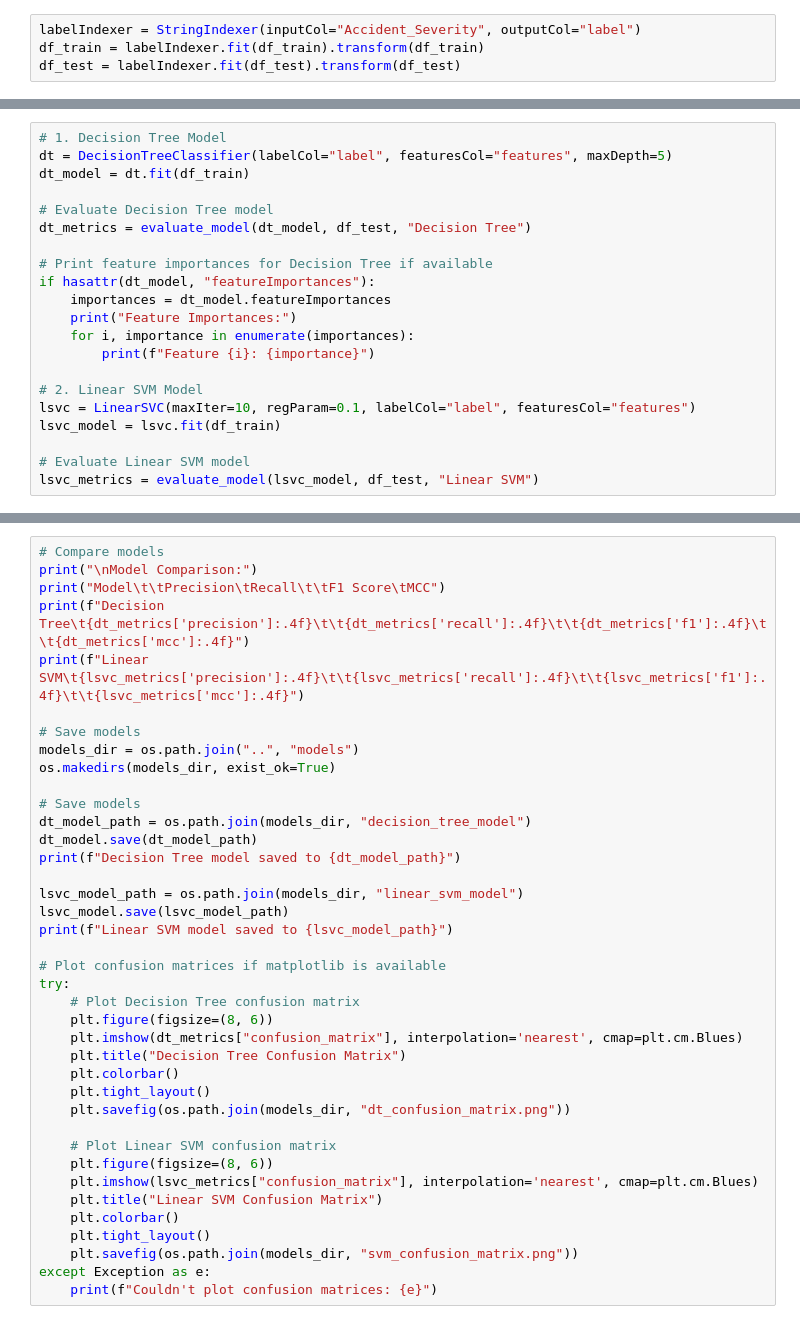
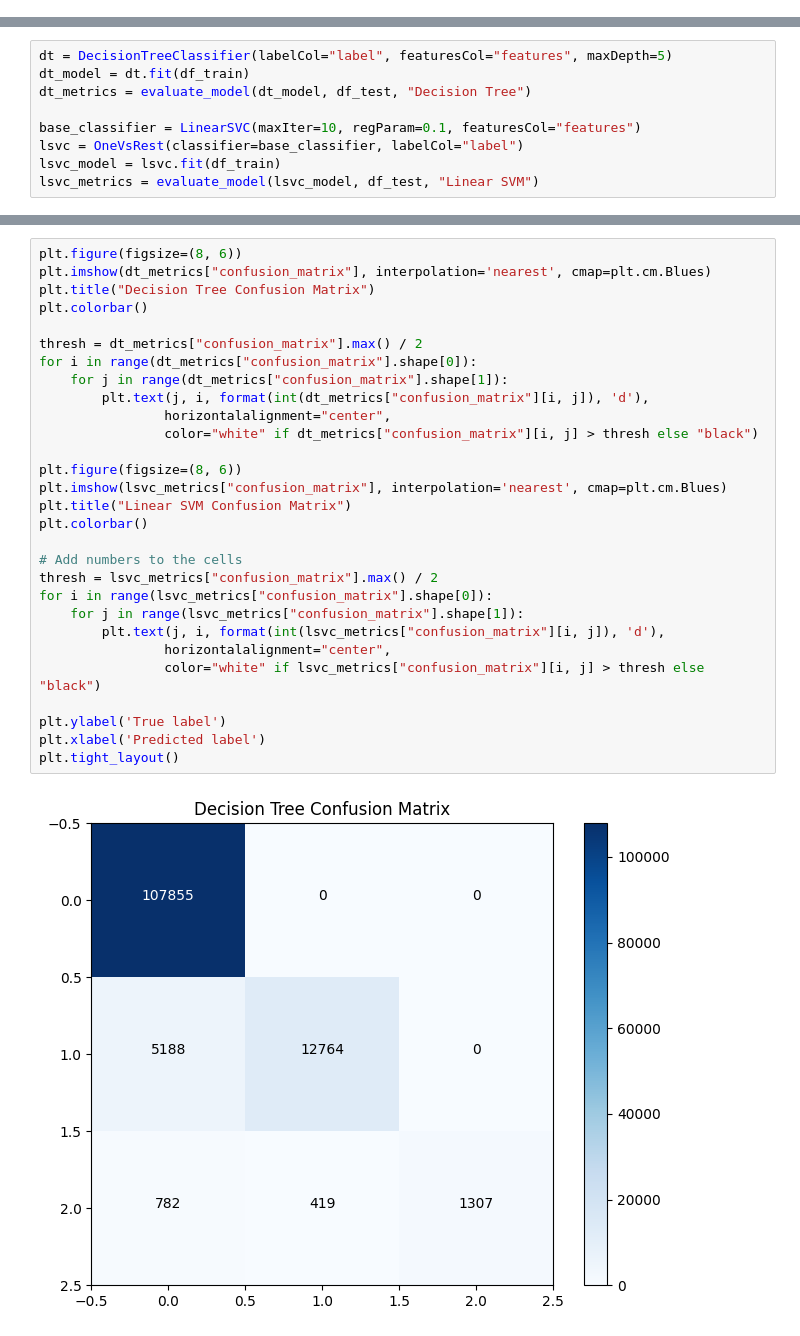
Before and after one commit to M4jkky/Big-Data-Processing, a Jupyter notebook: modelling/modelling_1.ipynb, the cells around one changed output, grey strips where cells are left out. Saved outputs shown, nothing was run; the diff lists cells and outputs as text.

Commit message:
modelovanie 1 hotove

```diff
--- a/modelling/modelling_1.ipynb
+++ b/modelling/modelling_1.ipynb
@@ -26,4 +32,0 @@ AnalysisException: [PATH_NOT_FOUND] Path does not exist: file:/Users/m4/Desktop/
-# %%
-labelIndexer = StringIndexer(inputCol="Accident_Severity", outputCol="label")
-df_train = labelIndexer.fit(df_train).transform(df_train)
-df_test = labelIndexer.fit(df_test).transform(df_test)
@@ -110,21 +112,9 @@ def evaluate_model(model, data, model_name):
 # %%
-# 1. Decision Tree Model
 dt = DecisionTreeClassifier(labelCol="label", featuresCol="features", maxDepth=5)
 dt_model = dt.fit(df_train)
-
-# Evaluate Decision Tree model
 dt_metrics = evaluate_model(dt_model, df_test, "Decision Tree")
 
-# Print feature importances for Decision Tree if available
-if hasattr(dt_model, "featureImportances"):
-    importances = dt_model.featureImportances
-    print("Feature Importances:")
-    for i, importance in enumerate(importances):
-        print(f"Feature {i}: {importance}")
-
-# 2. Linear SVM Model
-lsvc = LinearSVC(maxIter=10, regParam=0.1, labelCol="label", featuresCol="features")
+base_classifier = LinearSVC(maxIter=10, regParam=0.1, featuresCol="features")
+lsvc = OneVsRest(classifier=base_classifier, labelCol="label")
 lsvc_model = lsvc.fit(df_train)
-
-# Evaluate Linear SVM model
 lsvc_metrics = evaluate_model(lsvc_model, df_test, "Linear SVM")
@@ -131,39 +153,31 @@ lsvc_metrics = evaluate_model(lsvc_model, df_test, "Linear SVM")
 # %%
-# Compare models
-print("\nModel Comparison:")
-print("Model\t\tPrecision\tRecall\t\tF1 Score\tMCC")
-print(f"Decision Tree\t{dt_metrics['precision']:.4f}\t\t{dt_metrics['recall']:.4f}\t\t{dt_metrics['f1']:.4f}\t\t{dt_metrics['mcc']:.4f}")
-print(f"Linear SVM\t{lsvc_metrics['precision']:.4f}\t\t{lsvc_metrics['recall']:.4f}\t\t{lsvc_metrics['f1']:.4f}\t\t{lsvc_metrics['mcc']:.4f}")
+plt.figure(figsize=(8, 6))
+plt.imshow(dt_metrics["confusion_matrix"], interpolation='nearest', cmap=plt.cm.Blues)
+plt.title("Decision Tree Confusion Matrix")
+plt.colorbar()
 
-# Save models
-models_dir = os.path.join("..", "models")
-os.makedirs(models_dir, exist_ok=True)
+thresh = dt_metrics["confusion_matrix"].max() / 2
+for i in range(dt_metrics["confusion_matrix"].shape[0]):
+    for j in range(dt_metrics["confusion_matrix"].shape[1]):
+        plt.text(j, i, format(int(dt_metrics["confusion_matrix"][i, j]), 'd'),
+                horizontalalignment="center",
+                color="white" if dt_metrics["confusion_matrix"][i, j] > thresh else "black")
 
-# Save models
-dt_model_path = os.path.join(models_dir, "decision_tree_model")
-dt_model.save(dt_model_path)
-print(f"Decision Tree model saved to {dt_model_path}")
+plt.figure(figsize=(8, 6))
+plt.imshow(lsvc_metrics["confusion_matrix"], interpolation='nearest', cmap=plt.cm.Blues)
+plt.title("Linear SVM Confusion Matrix")
+plt.colorbar()
 
-lsvc_model_path = os.path.join(models_dir, "linear_svm_model")
-lsvc_model.save(lsvc_model_path)
-print(f"Linear SVM model saved to {lsvc_model_path}")
+# Add numbers to the cells
+thresh = lsvc_metrics["confusion_matrix"].max() / 2
+for i in range(lsvc_metrics["confusion_matrix"].shape[0]):
+    for j in range(lsvc_metrics["confusion_matrix"].shape[1]):
+        plt.text(j, i, format(int(lsvc_metrics["confusion_matrix"][i, j]), 'd'),
+                horizontalalignment="center",
+                color="white" if lsvc_metrics["confusion_matrix"][i, j] > thresh else "black")
 
-# Plot confusion matrices if matplotlib is available
-try:
-    # Plot Decision Tree confusion matrix
-    plt.figure(figsize=(8, 6))
-    plt.imshow(dt_metrics["confusion_matrix"], interpolation='nearest', cmap=plt.cm.Blues)
-    plt.title("Decision Tree Confusion Matrix")
-    plt.colorbar()
-    plt.tight_layout()
-    plt.savefig(os.path.join(models_dir, "dt_confusion_matrix.png"))
-
-    # Plot Linear SVM confusion matrix
-    plt.figure(figsize=(8, 6))
-    plt.imshow(lsvc_metrics["confusion_matrix"], interpolation='nearest', cmap=plt.cm.Blues)
-    plt.title("Linear SVM Confusion Matrix")
-    plt.colorbar()
-    plt.tight_layout()
-    plt.savefig(os.path.join(models_dir, "svm_confusion_matrix.png"))
-except Exception as e:
-    print(f"Couldn't plot confusion matrices: {e}")
+plt.ylabel('True label')
+plt.xlabel('Predicted label')
+plt.tight_layout()
+# %% [output]
+[figure, added]
```
Also changed, not shown: parts of 6 cells of this notebook, 1 other file.
